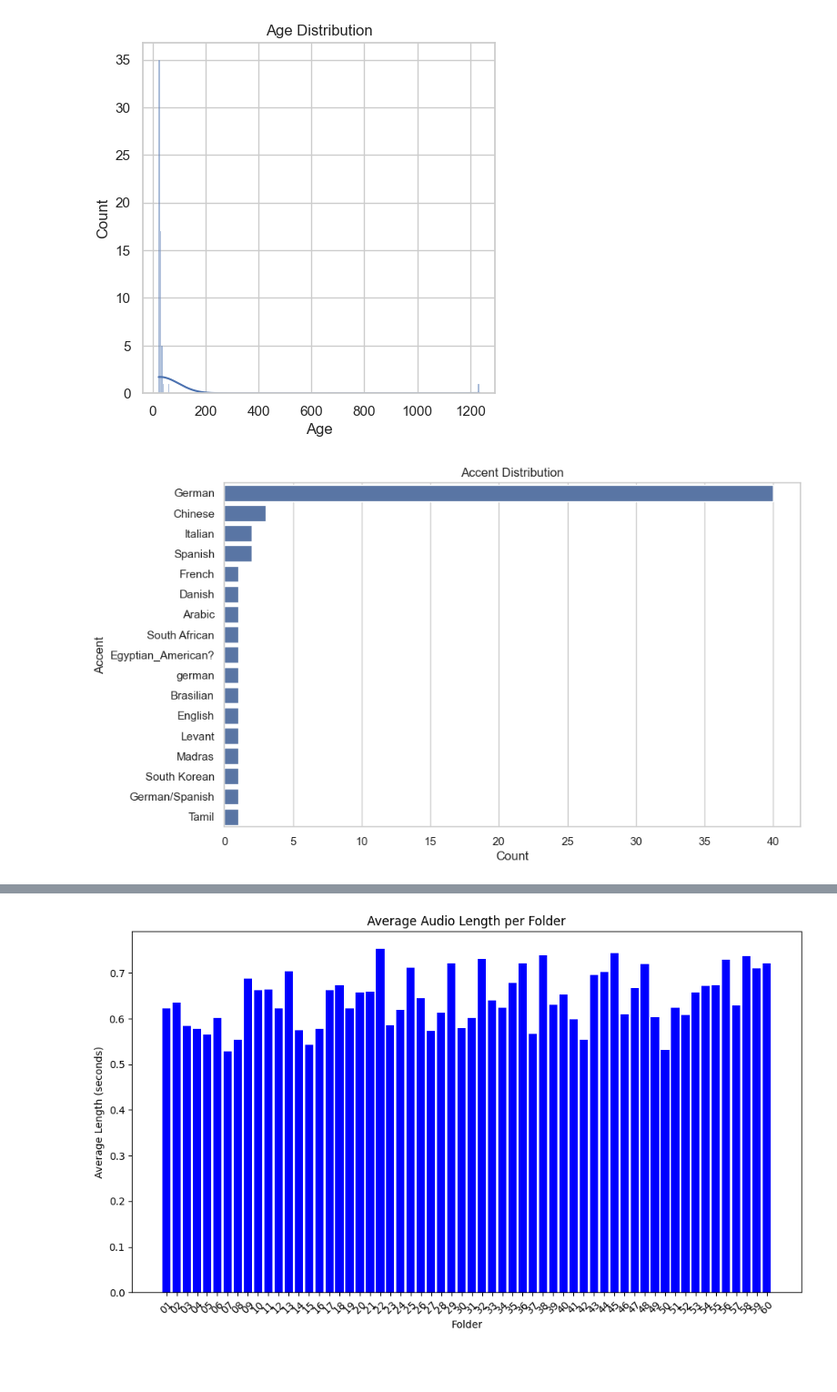
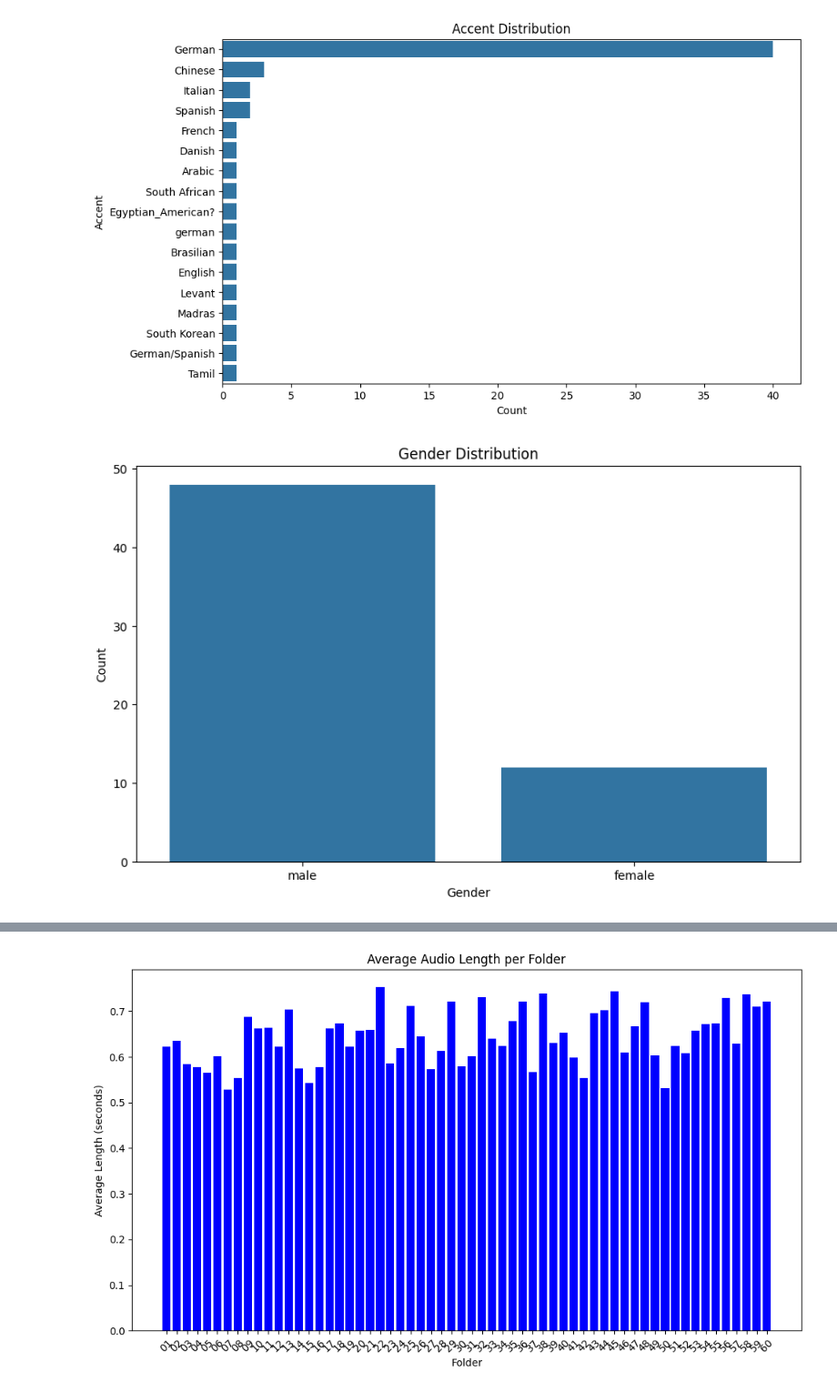
Before and after one commit to jarenadams21/ds4400-CaptchaDis, a Jupyter notebook: space/trends.ipynb, the cells around one changed output, grey strips where cells are left out. Shown at 91% size. Drawn from its saved outputs; the diff is of its cells as text; code cells hidden in the pictures; blank space fills up the shorter version.

```diff
--- a/space/trends.ipynb
+++ b/space/trends.ipynb
@@ -9,37 +10,29 @@ import seaborn as sns
 # %%
 # META OVERVIEW
 
 # Path to your JSON file
 file_path = './data/audioMNIST_meta.txt'
 
 with open(file_path, 'r') as file:
     json_data = json.load(file)
 
 df = pd.DataFrame.from_dict(json_data, orient='index')
 df['age'] = pd.to_numeric(df['age'], errors='coerce')
 
-sns.set(style="whitegrid")
-# Age Distribution
-plt.figure(figsize=(10, 6))
-sns.histplot(data=df, x="age", binwidth=5, kde=True)
-plt.title('Age Distribution')
-plt.xlabel('Age')
-plt.ylabel('Count')
-plt.show()
 # Accent Distribution
 plt.figure(figsize=(10, 6))
 sns.countplot(y="accent", data=df, order = df['accent'].value_counts().index)
 plt.title('Accent Distribution')
 plt.xlabel('Count')
 plt.ylabel('Accent')
 plt.show()
 # Gender Distribution
 plt.figure(figsize=(10, 6))
 sns.countplot(x="gender", data=df, order = df['gender'].value_counts().index)
 plt.title('Gender Distribution')
 plt.xlabel('Gender')
 plt.ylabel('Count')
 plt.show()
 # %% [output]
-[figure, old version]
+[figure, new version]
-[figure, old version]
+[figure, new version]
```
Also changed, not shown: parts of 3 cells of this notebook.
